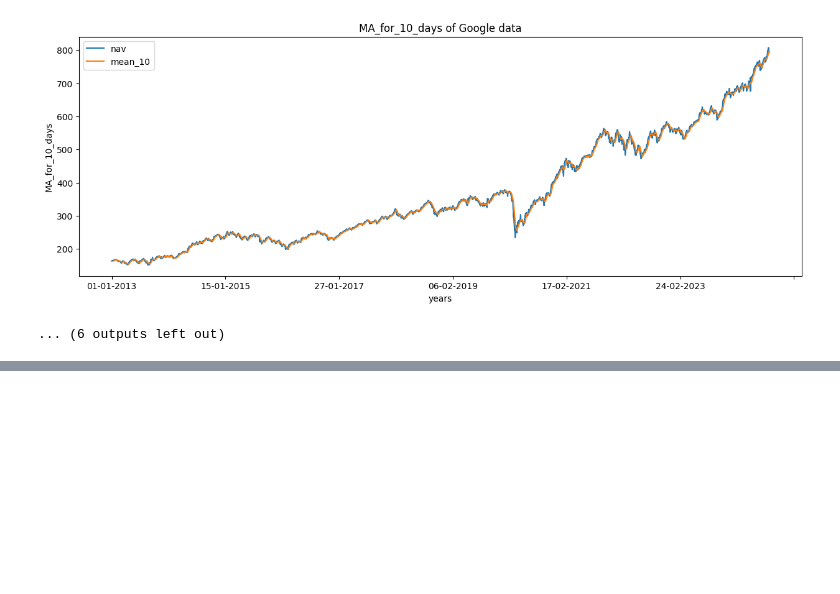
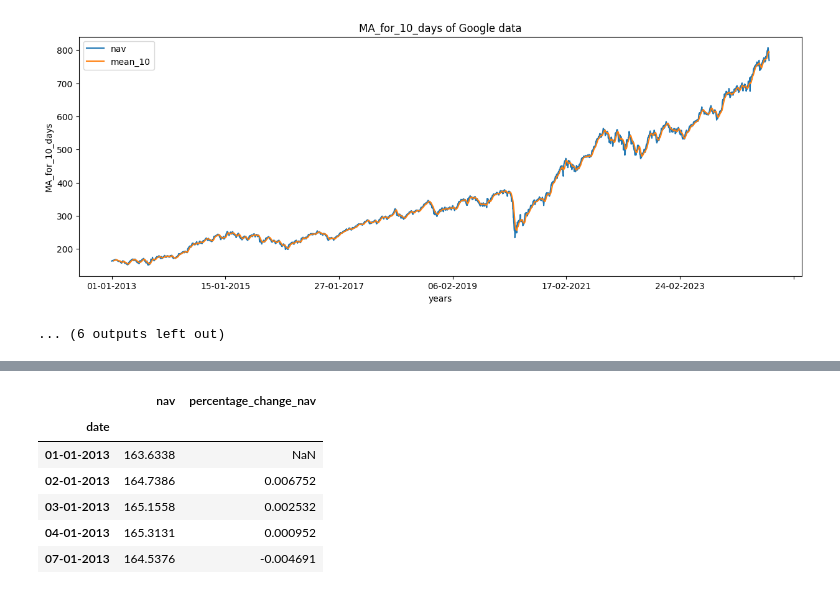
Before and after one commit to MaclaurinYudhisthira/mutual-fund-trend-analysis, a Jupyter notebook: Prepare Dataset.ipynb, the cells around one changed output, grey strips where cells are left out. Drawn from its saved outputs; the diff is of its cells as text; code cells hidden in the pictures; blank space fills up the shorter version.

```diff
--- a/Prepare Dataset.ipynb
+++ b/Prepare Dataset.ipynb
@@ -199,3 +199,14 @@ df[319:].head()
 | 23-04-2014 | 193.5122 | 169.717188 | 171.707192 | 173.744992 | 183.196272 | 188.963400 | 191.38697 | 191.73366 | 192.888633 | 193.03125 |
 # %%
 df.to_csv(f'{fund_name}.csv')
+# %%
+df['percentage_change_nav'] = df['nav'].pct_change()
+df[['nav','percentage_change_nav']].head()
+# %% [output]
+|  | nav | percentage_change_nav |
+| date |  |  |
+| 01-01-2013 | 163.6338 | NaN |
+| 02-01-2013 | 164.7386 | 0.006752 |
+| 03-01-2013 | 165.1558 | 0.002532 |
+| 04-01-2013 | 165.3131 | 0.000952 |
+| 07-01-2013 | 164.5376 | -0.004691 |
```
Also changed, not shown: parts of 9 cells of this notebook.
